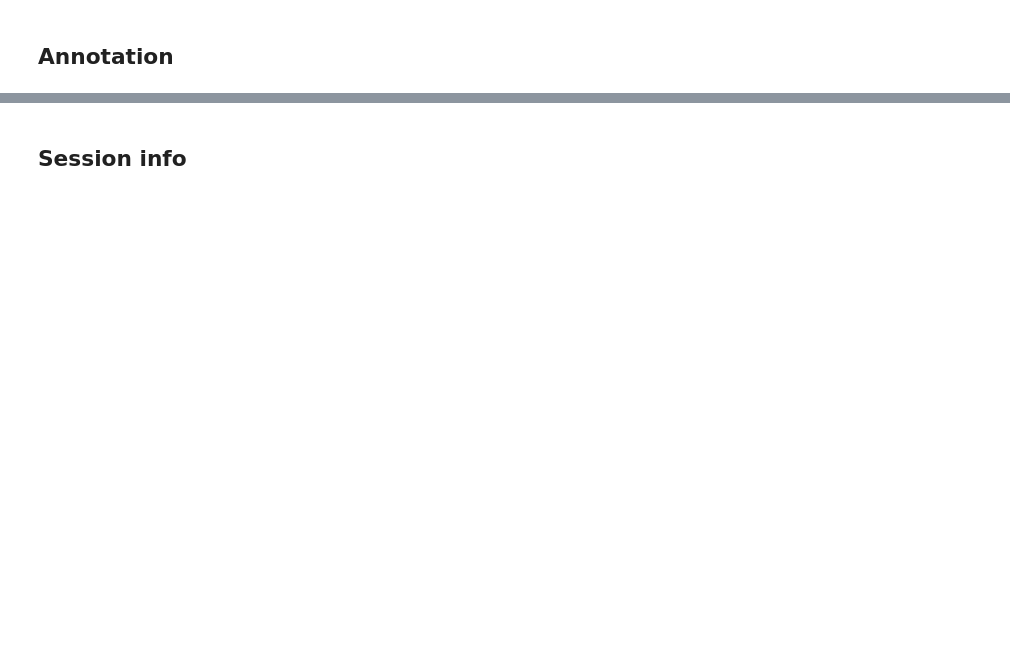
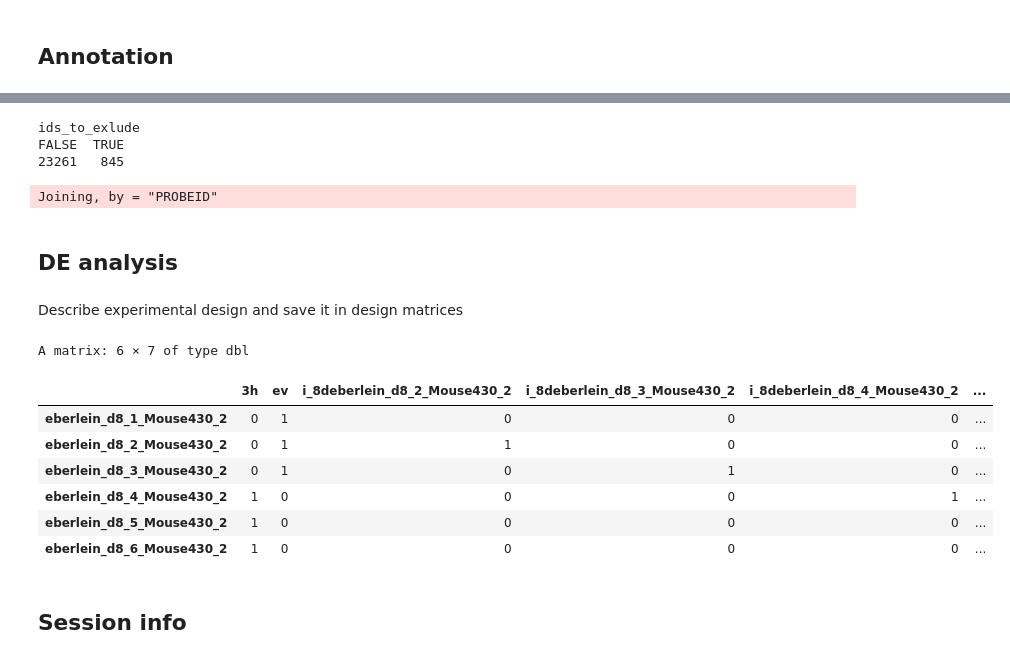
Before and after one commit to MaayanLab/dirk_homann, a Jupyter notebook: T-Cell_chemokine_DE.ipynb, the cells around one changed output, grey strips where cells are left out. Drawn from its saved outputs; the diff is of its cells as text; code cells hidden in the pictures; blank space fills up the shorter version.

```diff
--- a/T-Cell_chemokine_DE.ipynb
+++ b/T-Cell_chemokine_DE.ipynb
@@ -258,3 +273,45 @@ FALSE  TRUE
+# %%
+ids_to_exlude <- (featureNames(cel_filtered) %in% probe_stats$PROBEID)
+table(ids_to_exlude)
+# %% [output]
+ids_to_exlude
+FALSE  TRUE
+23261   845
+# %%
+cel_final <- subset(cel_filtered, !ids_to_exlude)
+# %%
+fData(cel_final)$PROBEID <- rownames(fData(cel_final))
+fData(cel_final) <- left_join(fData(cel_final), anno_cel)
+rownames(fData(cel_final)) <- fData(cel_final)$PROBEID
+# %% [output]
+Joining, by = "PROBEID"
+# %% [markdown]
+## DE analysis
+# %% [markdown]
+Describe experimental design and save it in design matrices
+# %%
+sample <- str_replace_all(as.character(Biobase::pData(cel_final)$file), ".CEL", "")
+
+day_post_infection <- Biobase::pData(cel_final)$day_post_infection
+day_post_infection <- ifelse(day_post_infection == "8", "8d", "46d")
+
+treatment <- str_replace_all(Biobase::pData(cel_final)$treatment, " ", "_")
+treatment <- ifelse(treatment == "3h_stimulation", "3h", "ev")
+# %%
+i_8d <- sample[day_post_infection == "8d"]
+design_cel_8d <- model.matrix(~ 0 + treatment[day_post_infection == "8d"] + i_8d)
+colnames(design_cel_8d)[1:2] <- c("3h", "ev")
+# %%
+design_cel_8d
+# %% [output]
+A matrix: 6 × 7 of type dbl
+|  | 3h | ev | i_8deberlein_d8_2_Mouse430_2 | i_8deberlein_d8_3_Mouse430_2 | i_8deberlein_d8_4_Mouse430_2 | ... |
+| eberlein_d8_1_Mouse430_2 | 0 | 1 | 0 | 0 | 0 | ... |
+| eberlein_d8_2_Mouse430_2 | 0 | 1 | 1 | 0 | 0 | ... |
+| eberlein_d8_3_Mouse430_2 | 0 | 1 | 0 | 1 | 0 | ... |
+| eberlein_d8_4_Mouse430_2 | 1 | 0 | 0 | 0 | 1 | ... |
+| eberlein_d8_5_Mouse430_2 | 1 | 0 | 0 | 0 | 0 | ... |
+| eberlein_d8_6_Mouse430_2 | 1 | 0 | 0 | 0 | 0 | ... |
 # %% [markdown]
 ## Session info
 # %%
```
Also changed, not shown: parts of 3 cells of this notebook.
